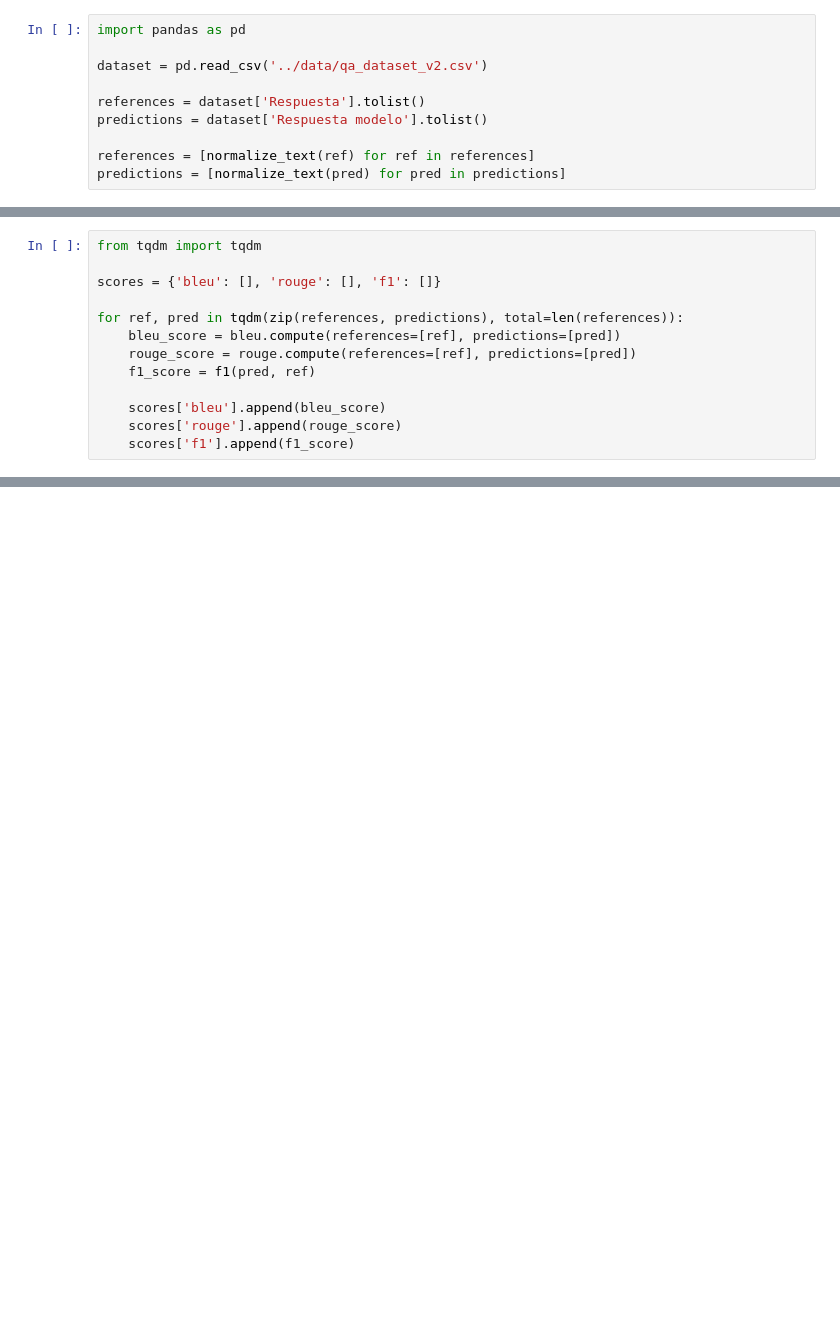
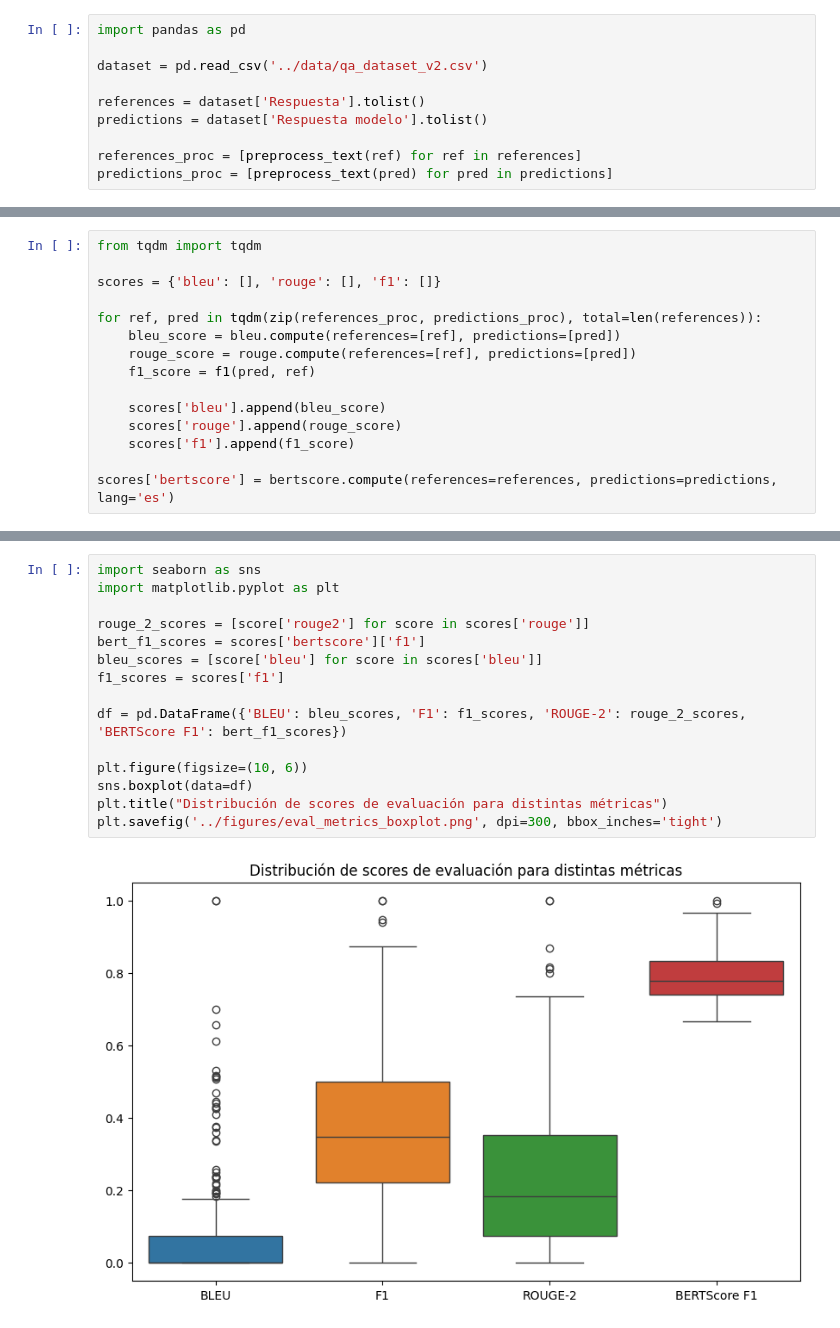
Before and after one commit to mcosarinsky/ArgNewsRAG, a Jupyter notebook: notebooks/evaluation.ipynb, the cells around one changed output, grey strips where cells are left out. Saved outputs shown, nothing was run; the diff lists cells and outputs as text; blank space fills up the shorter version.

```diff
--- a/notebooks/evaluation.ipynb
+++ b/notebooks/evaluation.ipynb
@@ -58,5 +66,5 @@ dataset = pd.read_csv('../data/qa_dataset_v2.csv')
 references = dataset['Respuesta'].tolist()
 predictions = dataset['Respuesta modelo'].tolist()
 
-references = [normalize_text(ref) for ref in references]
-predictions = [normalize_text(pred) for pred in predictions]
+references_proc = [preprocess_text(ref) for ref in references]
+predictions_proc = [preprocess_text(pred) for pred in predictions]
@@ -65,7 +75,7 @@ from tqdm import tqdm
 
 scores = {'bleu': [], 'rouge': [], 'f1': []}
 
-for ref, pred in tqdm(zip(references, predictions), total=len(references)):
+for ref, pred in tqdm(zip(references_proc, predictions_proc), total=len(references)):
     bleu_score = bleu.compute(references=[ref], predictions=[pred])
     rouge_score = rouge.compute(references=[ref], predictions=[pred])
     f1_score = f1(pred, ref)
@@ -73,3 +83,5 @@ for ref, pred in tqdm(zip(references, predictions), total=len(references)):
     scores['bleu'].append(bleu_score)
     scores['rouge'].append(rouge_score)
     scores['f1'].append(f1_score)
+
+scores['bertscore'] = bertscore.compute(references=references, predictions=predictions, lang='es')
@@ -75,0 +103,17 @@ for ref, pred in tqdm(zip(references, predictions), total=len(references)):
+# %%
+import seaborn as sns
+import matplotlib.pyplot as plt
+
+rouge_2_scores = [score['rouge2'] for score in scores['rouge']]
+bert_f1_scores = scores['bertscore']['f1']
+bleu_scores = [score['bleu'] for score in scores['bleu']]
+f1_scores = scores['f1']
+
+df = pd.DataFrame({'BLEU': bleu_scores, 'F1': f1_scores, 'ROUGE-2': rouge_2_scores, 'BERTScore F1': bert_f1_scores})
+
+plt.figure(figsize=(10, 6))
+sns.boxplot(data=df)
+plt.title("Distribución de scores de evaluación para distintas métricas")
+plt.savefig('../figures/eval_metrics_boxplot.png', dpi=300, bbox_inches='tight')
+# %% [output]
+[figure, added]
```
Also changed, not shown: parts of 5 cells of this notebook, 3 other files.
